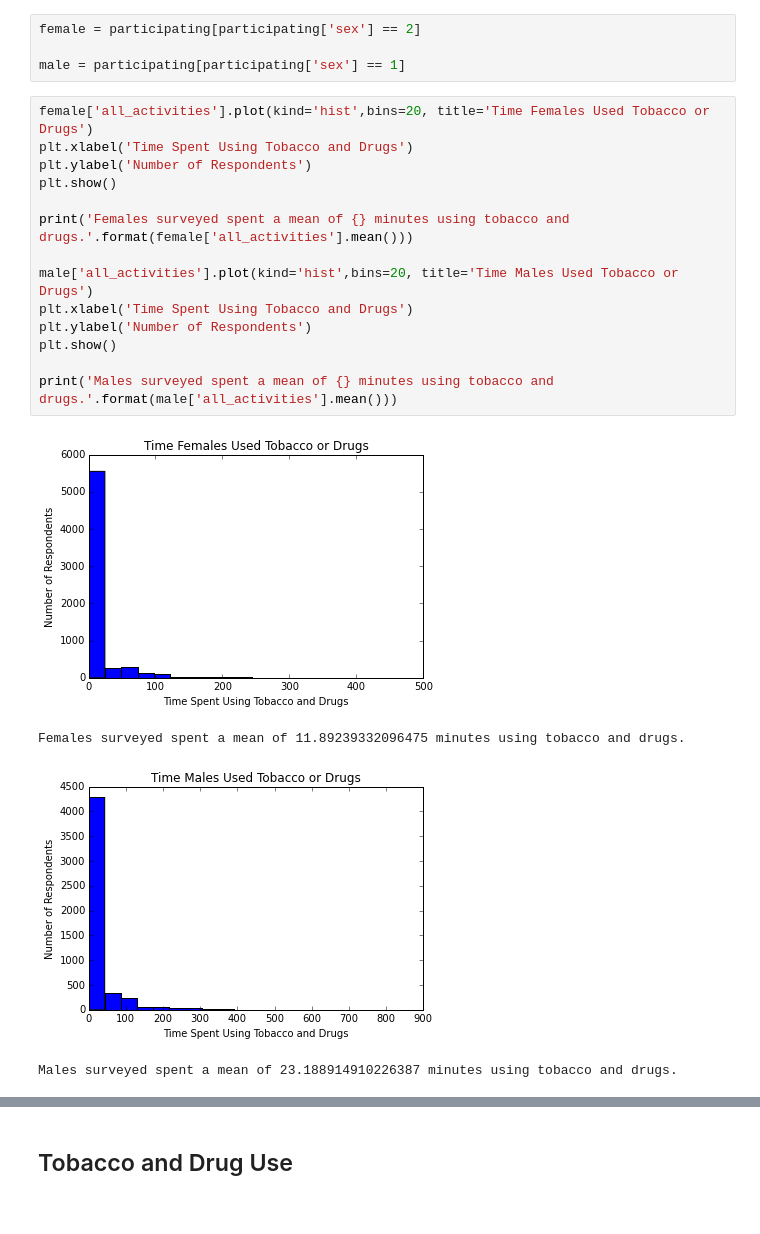
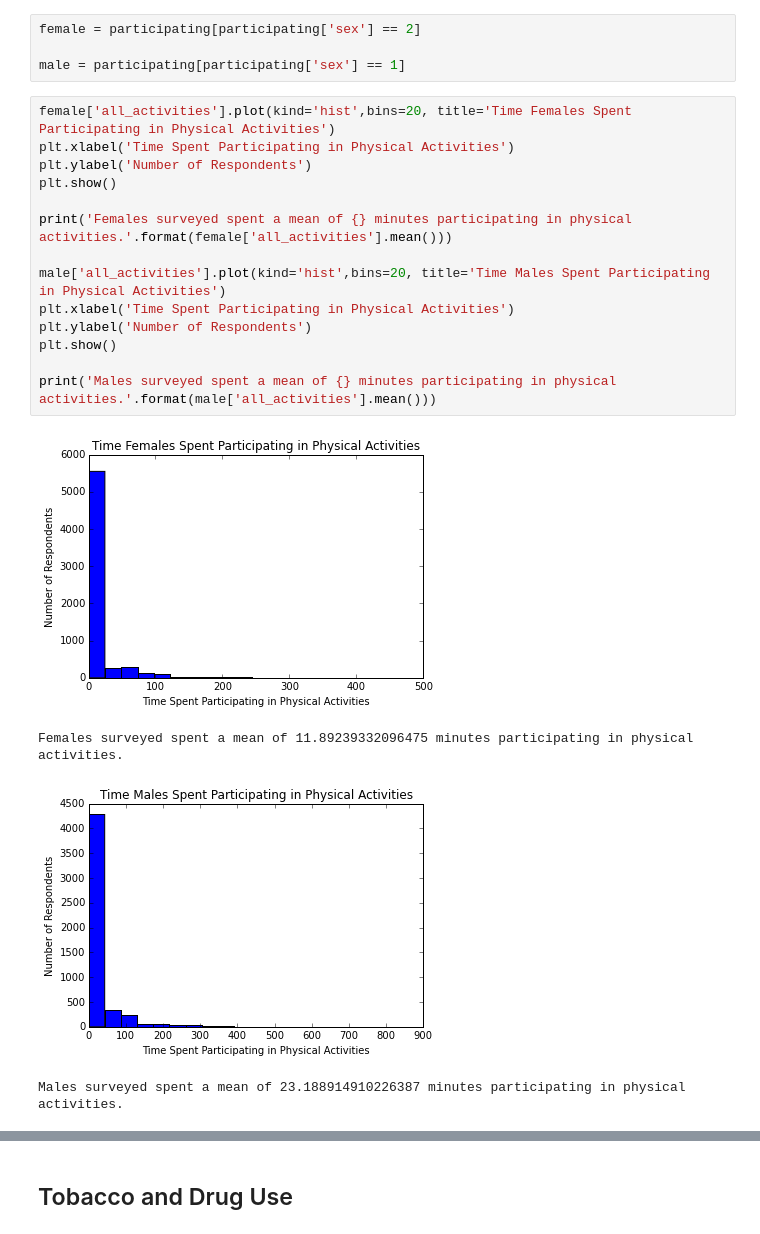
Before and after one commit to TylerKotkin/atus-analysis, a Jupyter notebook: atus_analysis.ipynb, the cells around one changed output, grey strips where cells are left out. Saved outputs shown, nothing was run; the diff lists cells and outputs as text.

```diff
--- a/atus_analysis.ipynb
+++ b/atus_analysis.ipynb
@@ -160,22 +160,22 @@ female = participating[participating['sex'] == 2]
 
 male = participating[participating['sex'] == 1]
 # %%
-female['all_activities'].plot(kind='hist',bins=20, title='Time Females Used Tobacco or Drugs')
-plt.xlabel('Time Spent Using Tobacco and Drugs')
+female['all_activities'].plot(kind='hist',bins=20, title='Time Females Spent Participating in Physical Activities')
+plt.xlabel('Time Spent Participating in Physical Activities')
 plt.ylabel('Number of Respondents')
 plt.show()
 
-print('Females surveyed spent a mean of {} minutes using tobacco and drugs.'.format(female['all_activities'].mean()))
+print('Females surveyed spent a mean of {} minutes participating in physical activities.'.format(female['all_activities'].mean()))
 
-male['all_activities'].plot(kind='hist',bins=20, title='Time Males Used Tobacco or Drugs')
-plt.xlabel('Time Spent Using Tobacco and Drugs')
+male['all_activities'].plot(kind='hist',bins=20, title='Time Males Spent Participating in Physical Activities')
+plt.xlabel('Time Spent Participating in Physical Activities')
 plt.ylabel('Number of Respondents')
 plt.show()
 
-print('Males surveyed spent a mean of {} minutes using tobacco and drugs.'.format(male['all_activities'].mean()))
+print('Males surveyed spent a mean of {} minutes participating in physical activities.'.format(male['all_activities'].mean()))
 # %% [output]
-[figure, old version]
+[figure, new version]
-Females surveyed spent a mean of 11.89239332096475 minutes using tobacco and drugs.
+Females surveyed spent a mean of 11.89239332096475 minutes participating in physical activities.
-[figure, old version]
+[figure, new version]
-Males surveyed spent a mean of 23.188914910226387 minutes using tobacco and drugs.
+Males surveyed spent a mean of 23.188914910226387 minutes participating in physical activities.
 # %% [markdown]
```
Also changed, not shown: parts of 3 cells of this notebook.
